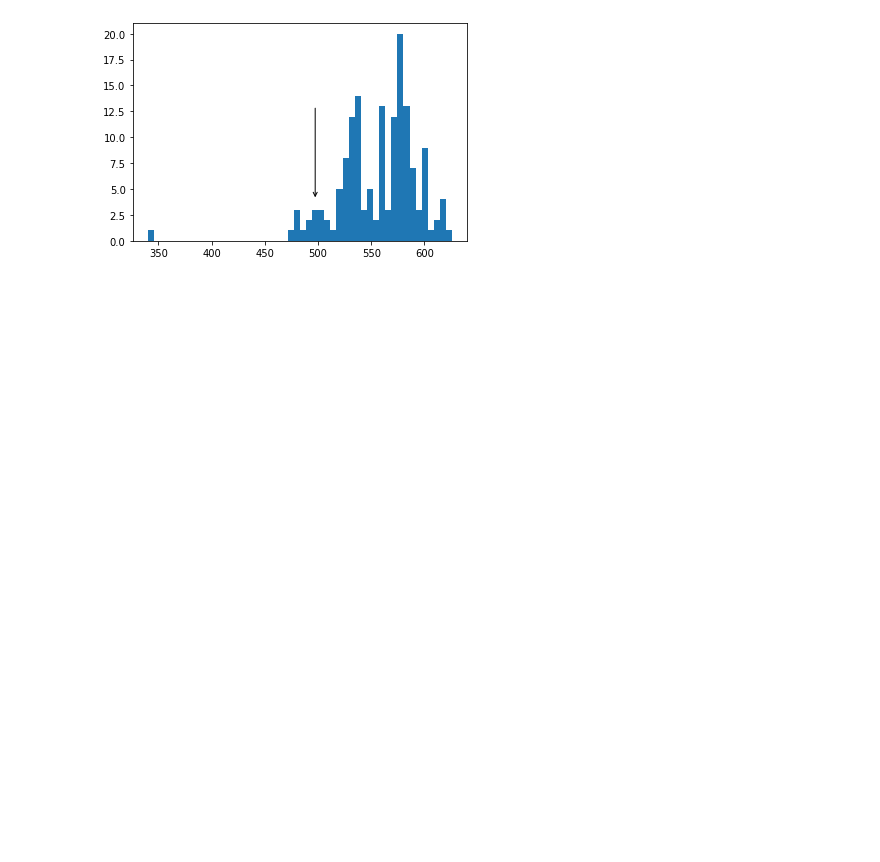
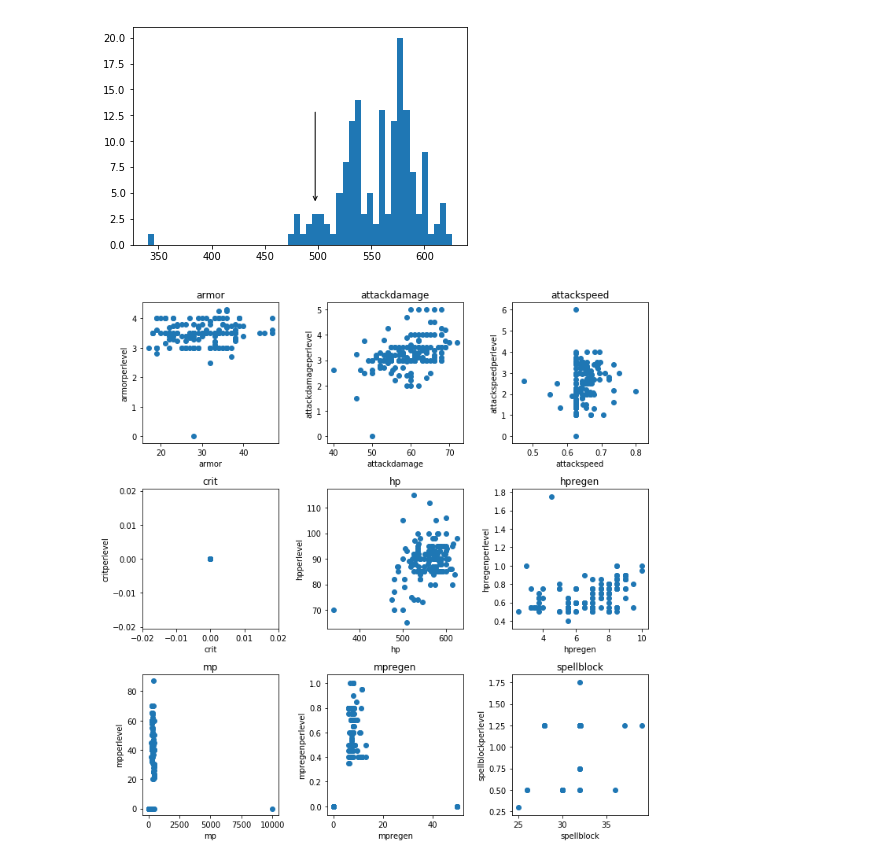
Before and after one commit to thereiswaldo/LoL-Champ-Analysis, a Jupyter notebook: LoL Champion Analysis.ipynb, the cells around one changed output. Cells and saved outputs as stored; diff of their text form; code cells hidden in the pictures; blank space fills up the shorter version.

```diff
--- a/LoL Champion Analysis.ipynb
+++ b/LoL Champion Analysis.ipynb
@@ -38,0 +24,10 @@ len(champ_stats)
+# %%
+champ_stats['tags'] = champ_stats['tags'].str.replace("'", '') #remove the single quotes from the column
+new = champ_stats['tags'].str.lstrip('[+-]').str.rstrip(']').str.split(', ', expand=True) #make a new with the split tags so that we get both classes
+
+# making separate first class column from new data frame
+champ_stats['Primary Class']= new[0]
+# making separate second class column from new data frame
+champ_stats['Secondary']= new[1]
+champ_stats.drop(columns=['tags'], inplace=True) #dropping the old column
+champ_stats
@@ -63,4 +79,21 @@ if len(ind_bin) > 0 and ind_bin[0] > 0:
 else:
     print('Labeled bin is outside range')
 # %% [output]
-[figure, old version]
+[figure, new version]
+# %%
+stats = ['armor', 'attackdamage', 'attackspeed', 'crit', 'hp', 'hpregen', 'mp', 'mpregen', 'spellblock']
+# %%
+fig = plt.figure(figsize=(10, 10))
+
+for stat,num in zip(stats, range(1,10)):
+    ax = fig.add_subplot(3,3,num)
+#     ax.plot(df0['Date'], df0[['y1','y2']])
+    ax.scatter(champ_stats[stat], champ_stats[str(stat) + 'perlevel'])
+    ax.set_ylabel(str(stat) + 'perlevel')
+    ax.set_xlabel(str(stat))
+    ax.set_title(stat)
+
+plt.tight_layout()
+plt.show()
+# %% [output]
+[figure, added]
```
Also changed, not shown: parts of 29 cells of this notebook, 10 other files.
